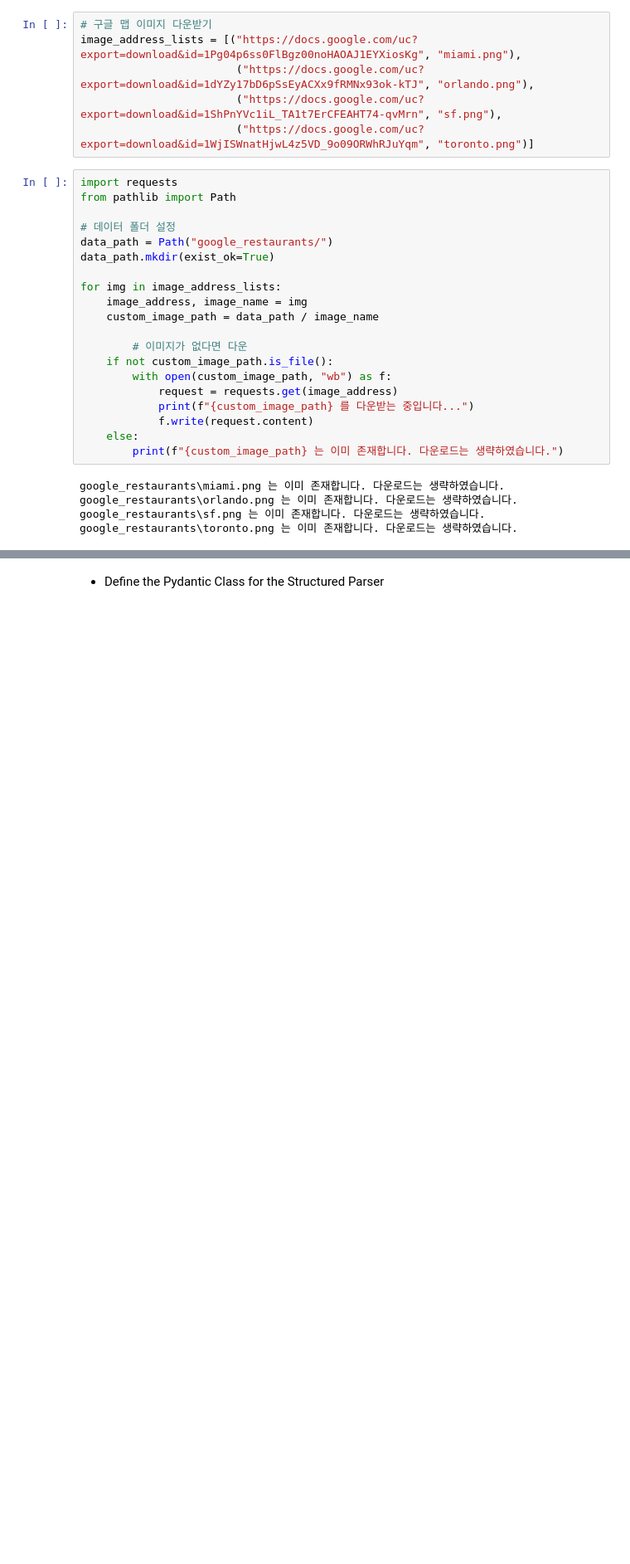
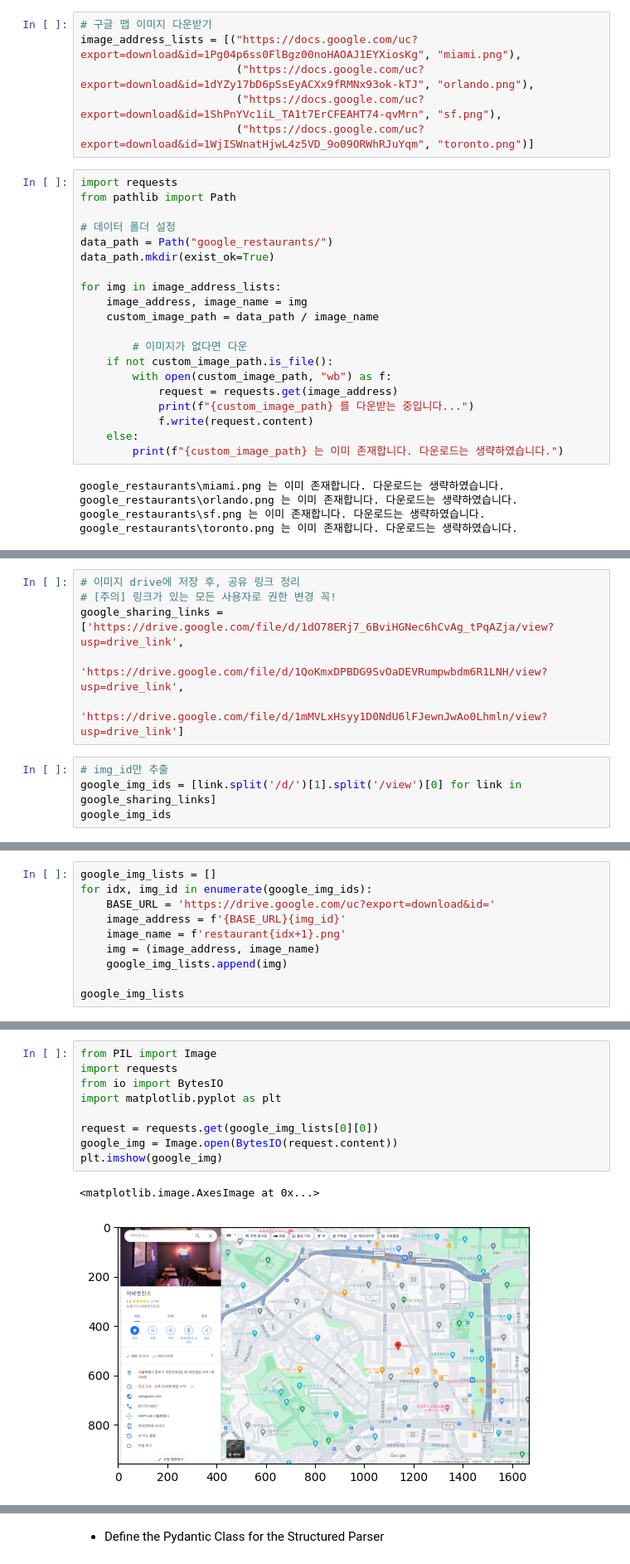
Before and after one commit to kongju7/gemini_trials, a Jupyter notebook: gemini_llama_index.ipynb, the cells around one changed output, grey strips where cells are left out. Shown at 83% size. Cells and saved outputs as stored; diff of their text form; blank space fills up the shorter version.

Commit message:
Tried to add more google map images, but failed

```diff
--- a/gemini_llama_index.ipynb
+++ b/gemini_llama_index.ipynb
@@ -206,0 +217,10 @@ google_restaurants\toronto.png 는 이미 존재합니다. 다운로드는 생
+# %%
+# 이미지 drive에 저장 후, 공유 링크 정리
+# [주의] 링크가 있는 모든 사용자로 권한 변경 꼭!
+google_sharing_links = ['https://drive.google.com/file/d/1dO78ERj7_6BviHGNec6hCvAg_tPqAZja/view?usp=drive_link',
+                        'https://drive.google.com/file/d/1QoKmxDPBDG9SvOaDEVRumpwbdm6R1LNH/view?usp=drive_link',
+                        'https://drive.google.com/file/d/1mMVLxHsyy1D0NdU6lFJewnJwAo0Lhmln/view?usp=drive_link']
+# %%
+# img_id만 추출
+google_img_ids = [link.split('/d/')[1].split('/view')[0] for link in google_sharing_links]
+google_img_ids
@@ -206,0 +231,10 @@ google_restaurants\toronto.png 는 이미 존재합니다. 다운로드는 생
+# %%
+google_img_lists = []
+for idx, img_id in enumerate(google_img_ids):
+    BASE_URL = 'https://drive.google.com/uc?export=download&id='
+    image_address = f'{BASE_URL}{img_id}'
+    image_name = f'restaurant{idx+1}.png'
+    img = (image_address, image_name)
+    google_img_lists.append(img)
+
+google_img_lists
@@ -206,0 +248,12 @@ google_restaurants\toronto.png 는 이미 존재합니다. 다운로드는 생
+# %%
+from PIL import Image
+import requests
+from io import BytesIO
+import matplotlib.pyplot as plt
+
+request = requests.get(google_img_lists[0][0])
+google_img = Image.open(BytesIO(request.content))
+plt.imshow(google_img)
+# %% [output]
+<matplotlib.image.AxesImage at 0x...>
+[figure, added]
```
Also changed, not shown: parts of 10 cells of this notebook.
